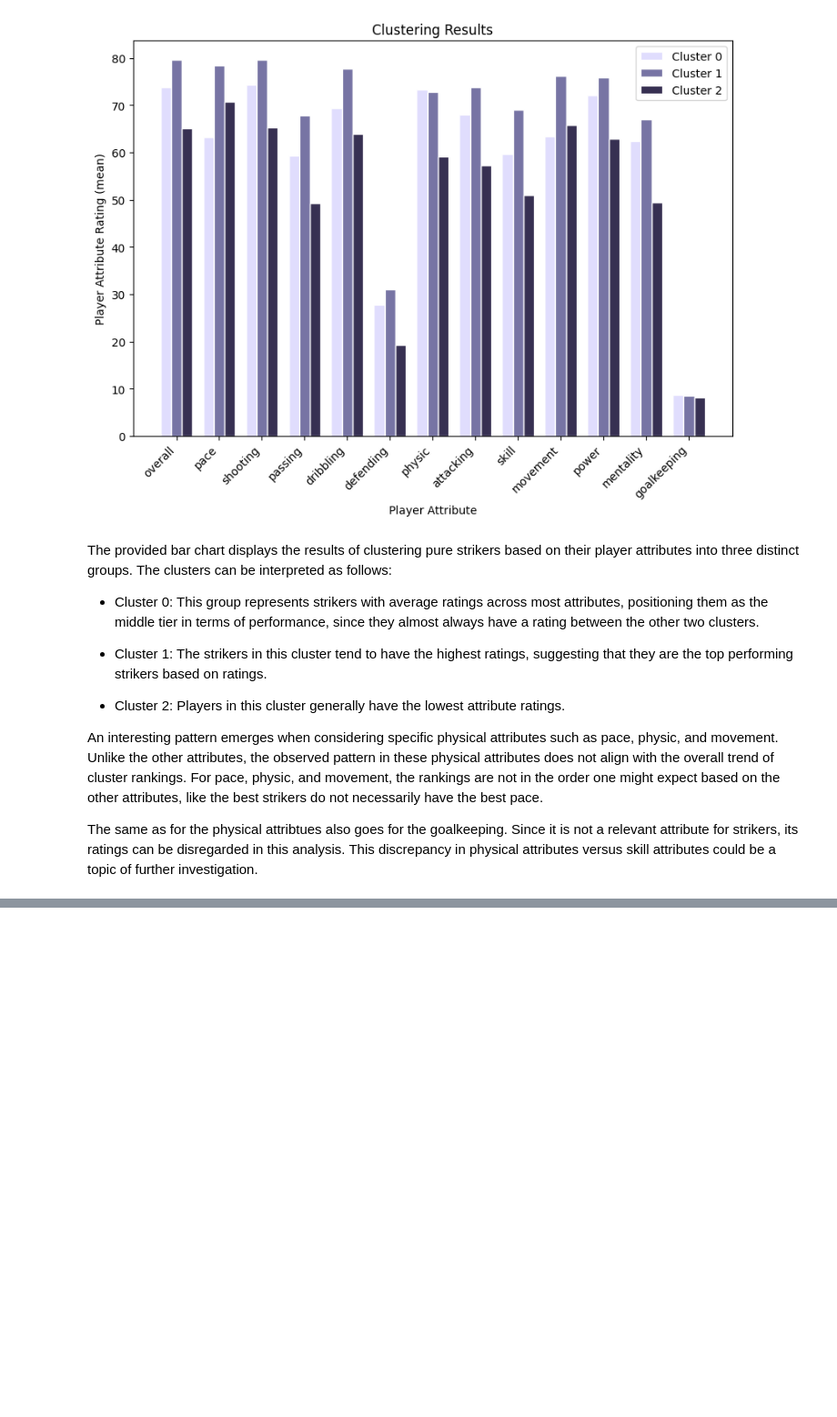
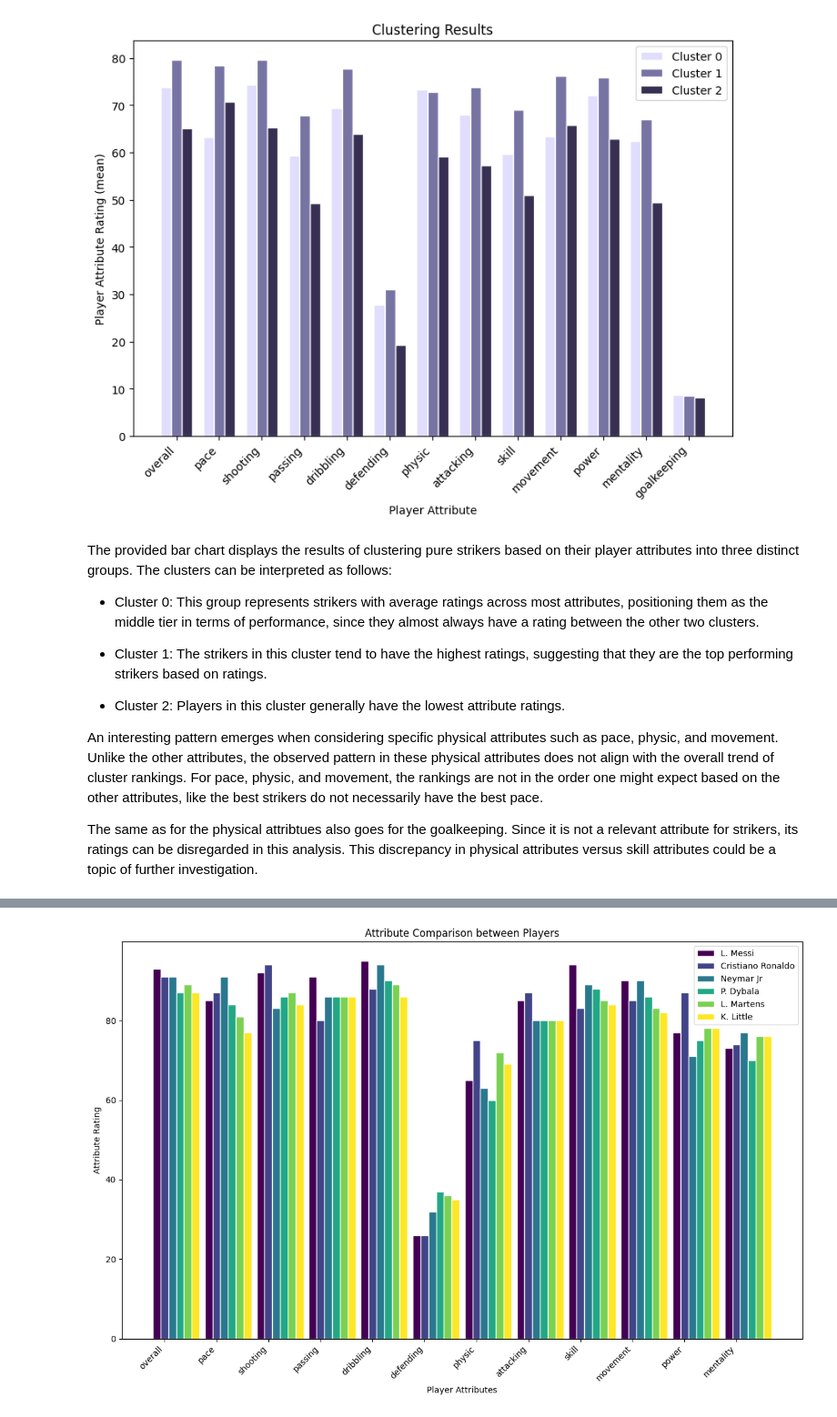
Before and after one commit to softconrob/KRGM, a Jupyter notebook: data_preparation.ipynb, the cells around one changed output, grey strips where cells are left out. Shown at 91% size. Drawn from its saved outputs; the diff is of its cells as text; code cells hidden in the pictures; blank space fills up the shorter version.

```diff
--- a/data_preparation.ipynb
+++ b/data_preparation.ipynb
@@ -972,0 +975,78 @@ The same as for the physical attribtues also goes for the goalkeeping. Since it
+# %%
+from sklearn.neighbors import NearestNeighbors
+
+# nr of neighbors to return
+number_of_neighbors = 6
+
+# create and fit the model
+nn = NearestNeighbors(n_neighbors=number_of_neighbors, algorithm='ball_tree')
+#nn.fit(X)
+
+def find_similar_players(player_name, df, model, player_attributes):
+    # check for spelling mistake
+    if player_name not in df['short_name'].values:
+        print(f"Player {player_name} not found.")
+        return []
+
+    # the players attributes
+    player = df[df['short_name'] == player_name][player_attributes]
+
+    # nearest neighbors for these attributes
+    distances, indices = model.kneighbors(player)
+
+    # exclude the input players index
+    indices = indices[0]
+    if df.iloc[indices[0]]['short_name'] == player_name:
+        indices = indices[1:]
+
+    # get the names of the similar players
+    similar_players = df.iloc[indices]['short_name']
+
+    return similar_players.head(number_of_neighbors - 1)
+
+# player attributes for field players (without goalkeeping):
+outfield_player_attributes = ['overall', 'pace', 'shooting', 'passing',
+                              'dribbling', 'defending', 'physic', 'attacking',
+                              'skill', 'movement', 'power', 'mentality']
+
+# fit the model
+nn.fit(df_fifa[outfield_player_attributes])
+
+# test it
+player_name = "L. Messi"
+similar_players = find_similar_players(player_name, df_fifa, nn, outfield_player_attributes)
+print("Top 5 similar players close to " + player_name + " :")
+print(similar_players)
+
+# visualize the results
+similar_players_with_input = [player_name] + similar_players.tolist()
+
+# get a df with only those players (input and similar ones)
+comparison_df = df_fifa[df_fifa['short_name'].isin(similar_players_with_input)]
+
+# variables for the visualization
+player_names = comparison_df['short_name'].tolist()
+attributes = outfield_player_attributes
+colors = plt.cm.viridis(np.linspace(0, 1, len(player_names)))
+
+# plotting
+fig, ax = plt.subplots(figsize=(12, 8))
+bar_width = 0.15
+r = np.arange(len(attributes))
+
+# plotting the bars for each player
+for i, player in enumerate(player_names):
+    values = comparison_df[comparison_df['short_name'] == player][attributes].iloc[0].tolist()
+    positions = [x + i*bar_width for x in r]
+    ax.bar(positions, values, color=colors[i], width=bar_width, edgecolor='white', label=player)
+
+# labelling
+ax.set_xticks([r + bar_width for r in range(len(attributes))])
+ax.set_xticklabels(attributes, rotation=45, ha="right")
+ax.legend()
+plt.title('Attribute Comparison between Players')
+plt.xlabel('Player Attributes')
+plt.ylabel('Attribute Rating')
+plt.tight_layout()
+plt.show()
+# %% [output]
@@ -972,0 +1060 @@ The same as for the physical attribtues also goes for the goalkeeping. Since it
+[figure, added]
```
Also changed, not shown: parts of 3 cells of this notebook.
